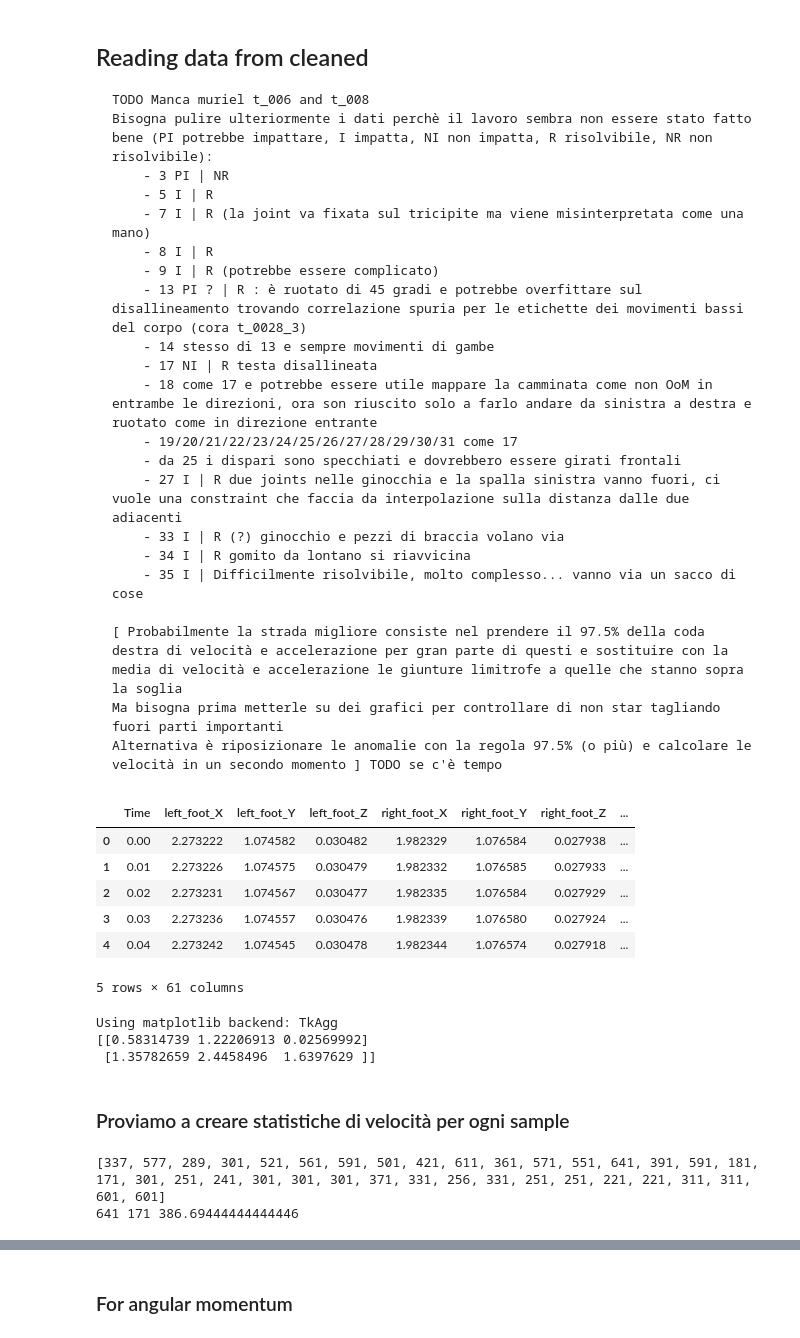
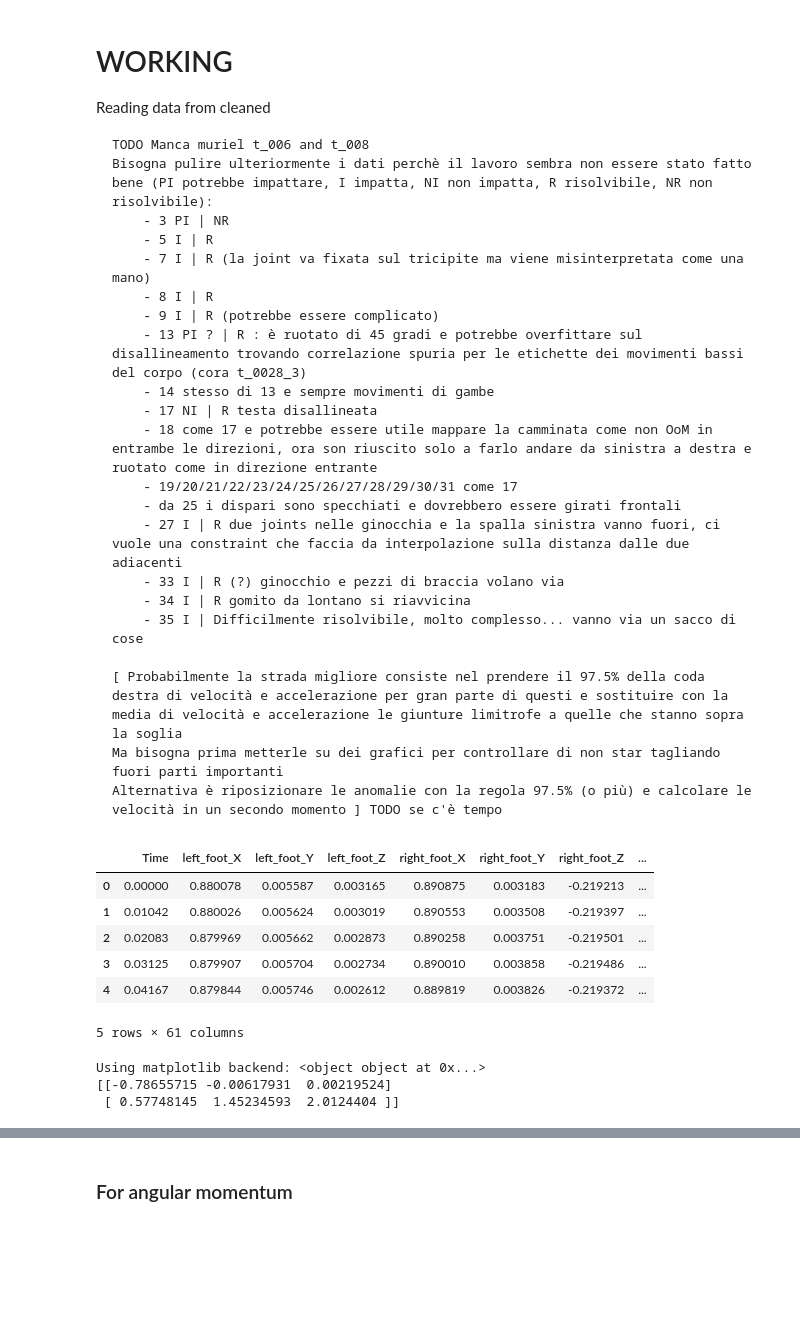
Before and after one commit to gaggioaxel/OoM-Thesis, a Jupyter notebook: code/src/OoM.ipynb, the cells around one changed output, grey strips where cells are left out. Saved outputs shown, nothing was run; the diff lists cells and outputs as text; code cells hidden in the pictures; blank space fills up the shorter version.

````diff
--- a/code/src/OoM.ipynb
+++ b/code/src/OoM.ipynb
@@ -3,6 +5,7 @@
 # %% [markdown]
-## Reading data from cleaned
+# WORKING
 
+Reading data from cleaned
 ```
 TODO Manca muriel t_006 and t_008
 Bisogna pulire ulteriormente i dati perchè il lavoro sembra non essere stato fatto bene (PI potrebbe impattare, I impatta, NI non impatta, R risolvibile, NR non risolvibile):
@@ -61,39 +64,39 @@ drivePosMap = { 1:  (MURIEL_POS+"t_003_finalclean.tsv",(37,40.5)),
                 18: (JUL_SEV_POS+"t_052_finalclean.tsv",(11.5,13.2)),
                 19: (JUL_SEV_POS+"t_052_finalclean.tsv",(15,18)),
                 20: (JUL_SEV_POS+"t_052_finalclean.tsv",(19,21.5)),
                 21: (JUL_SEV_POS+"t_060_finalclean.tsv",(2.6,5)),
                 22: (JUL_SEV_POS+"t_061_finalclean.tsv",(58,61)),
                 23: (JUL_SEV_POS+"t_063_finalclean.tsv",(25.5,28.5)),
                 24: (JUL_SEV_POS+"t_064_finalclean.tsv",(2.5,5.5)),
 
                 # TODO all these following have a problem with the head position and many with some joints going crazy
                 # A_B trials maybe should be turned in front instead of on a side for consistency
                 25: (JUL_EI_POS+"t_052_A_finalclean.tsv",(8.1,11.8)),       # ball catch left side
                 26: (JUL_EI_POS+"t_052_B_finalclean.tsv",(11.8,15.1)),      # ball catch right side
                 27: (JUL_EI_POS+"t_052_A_finalclean.tsv",(12.15,14.7)),     # ball throw left side
                 28: (JUL_EI_POS+"t_052_B_finalclean.tsv",(8.5,11.8)),       # ball throw right side
                 29: (JUL_EI_POS+"t_053_A_finalclean.tsv",(22,24.5)),        # ball high throw left side
                 30: (JUL_EI_POS+"t_053_B_finalclean.tsv",(22,24.5)),        # ball side catch right side
                 31: (JUL_EI_POS+"t_053_A_finalclean.tsv",(25,27.2)),        # ball throw left side
                 32: (JUL_EI_POS+"t_053_B_finalclean.tsv",(25,27.2)),        # ball catch right side
                 33: (JUL_THI_POS+"t_061_A_finalclean.tsv",(29,32.1)),       # ball throw cheat left side
                 34: (JUL_THI_POS+"t_061_B_finalclean.tsv",(29,32.1)),       # ball catch right side TODO error in joint
                 35: (JUL_THI_POS+"t_061_A_finalclean.tsv",(74,80)),         # right ball catch left side TODO many joints going crazy
                 36: (JUL_THI_POS+"t_061_B_finalclean.tsv",(74,80))          # ball catch right side
               }
 
-picked = 17
+picked = 1
 
 data = drivePosMap[picked]
 table = pd.read_table(data[0])
 table.head()
 # %% [output]
 |  | Time | left_foot_X | left_foot_Y | left_foot_Z | right_foot_X | right_foot_Y | right_foot_Z | ... |
-| 0 | 0.00 | 2.273222 | 1.074582 | 0.030482 | 1.982329 | 1.076584 | 0.027938 | ... |
-| 1 | 0.01 | 2.273226 | 1.074575 | 0.030479 | 1.982332 | 1.076585 | 0.027933 | ... |
-| 2 | 0.02 | 2.273231 | 1.074567 | 0.030477 | 1.982335 | 1.076584 | 0.027929 | ... |
-| 3 | 0.03 | 2.273236 | 1.074557 | 0.030476 | 1.982339 | 1.076580 | 0.027924 | ... |
-| 4 | 0.04 | 2.273242 | 1.074545 | 0.030478 | 1.982344 | 1.076574 | 0.027918 | ... |
+| 0 | 0.00000 | 0.880078 | 0.005587 | 0.003165 | 0.890875 | 0.003183 | -0.219213 | ... |
+| 1 | 0.01042 | 0.880026 | 0.005624 | 0.003019 | 0.890553 | 0.003508 | -0.219397 | ... |
+| 2 | 0.02083 | 0.879969 | 0.005662 | 0.002873 | 0.890258 | 0.003751 | -0.219501 | ... |
+| 3 | 0.03125 | 0.879907 | 0.005704 | 0.002734 | 0.890010 | 0.003858 | -0.219486 | ... |
+| 4 | 0.04167 | 0.879844 | 0.005746 | 0.002612 | 0.889819 | 0.003826 | -0.219372 | ... |
 5 rows × 61 columns
 # %%
 startEndSeconds = data[1]
@@ -220,22 +223,8 @@ update_plot(time_index)
 # Show the plot
 plt.show()
 # %% [output]
-Using matplotlib backend: TkAgg
-[[0.58314739 1.22206913 0.02569992]
- [1.35782659 2.4458496  1.6397629 ]]
+Using matplotlib backend: <object object at 0x...>
+[[-0.78655715 -0.00617931  0.00219524]
+ [ 0.57748145  1.45234593  2.0124404 ]]
 # %%
 plt.close('all')
-# %% [markdown]
-### Proviamo a creare statistiche di velocità per ogni sample
-# %%
-import pandas as pd
-
-lenghts = []
-for i in range(1,37):
-    table = pd.read_table(drivePosMap[i][0])
-    lenghts.append(len(table[table['Time'].between(drivePosMap[i][1][0],drivePosMap[i][1][1])]))
-print(lenghts)
-print(max(lenghts),min(lenghts),sum(lenghts)/len(lenghts))
-# %% [output]
-[337, 577, 289, 301, 521, 561, 591, 501, 421, 611, 361, 571, 551, 641, 391, 591, 181, 171, 301, 251, 241, 301, 301, 301, 371, 331, 256, 331, 251, 251, 221, 221, 311, 311, 601, 601]
-641 171 386.69444444444446
````
Also changed, not shown: parts of 38 cells of this notebook, 2 other files.
